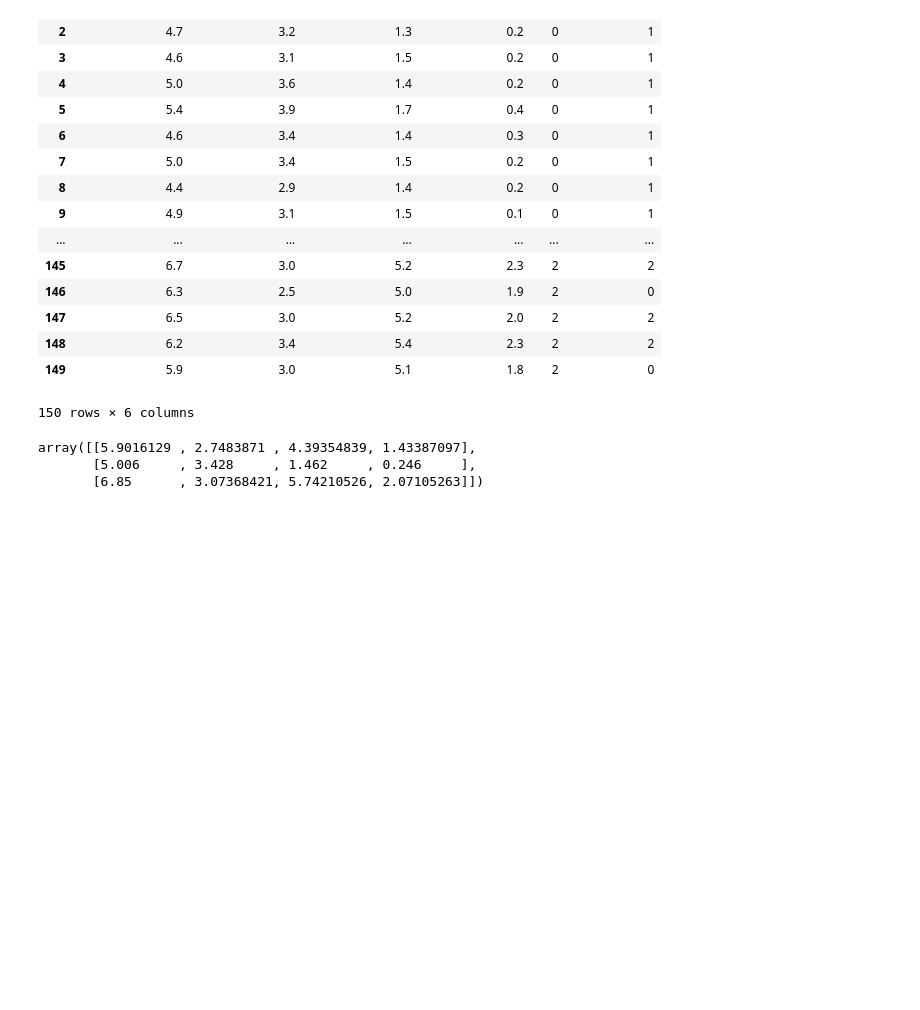
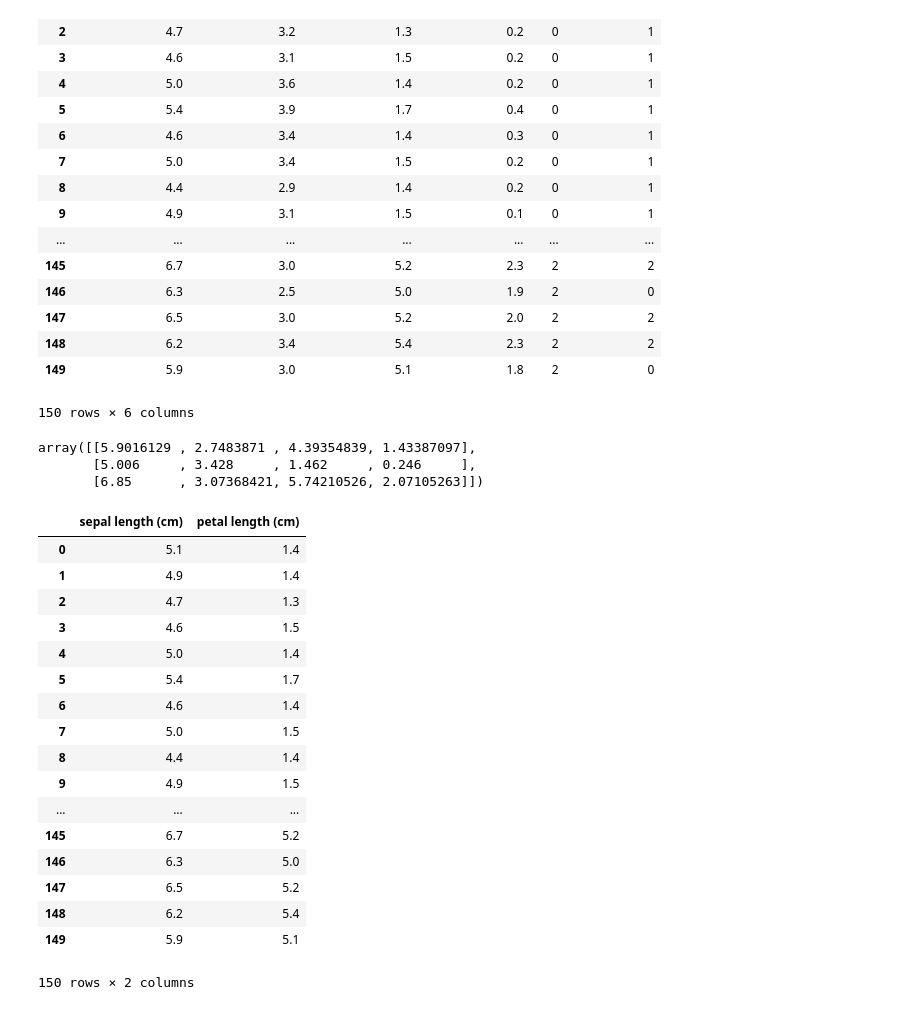
Before and after one commit to grand-coder/ML520, a Jupyter notebook: cluster.ipynb, the cells around one changed output. Saved outputs shown, nothing was run; the diff lists cells and outputs as text; code cells hidden in the pictures; blank space fills up the shorter version.

```diff
--- a/cluster.ipynb
+++ b/cluster.ipynb
@@ -63,3 +63,25 @@ clu.cluster_centers_
 array([[5.9016129 , 2.7483871 , 4.39354839, 1.43387097],
        [5.006     , 3.428     , 1.462     , 0.246     ],
        [6.85      , 3.07368421, 5.74210526, 2.07105263]])
+# %%
+# 為了畫圖, 我重新分群一次(只用兩個特徵)
+df[ ["sepal length (cm)", "petal length (cm)"] ]
+# %% [output]
+|  | sepal length (cm) | petal length (cm) |
+| 0 | 5.1 | 1.4 |
+| 1 | 4.9 | 1.4 |
+| 2 | 4.7 | 1.3 |
+| 3 | 4.6 | 1.5 |
+| 4 | 5.0 | 1.4 |
+| 5 | 5.4 | 1.7 |
+| 6 | 4.6 | 1.4 |
+| 7 | 5.0 | 1.5 |
+| 8 | 4.4 | 1.4 |
+| 9 | 4.9 | 1.5 |
+| ... | ... | ... |
+| 145 | 6.7 | 5.2 |
+| 146 | 6.3 | 5.0 |
+| 147 | 6.5 | 5.2 |
+| 148 | 6.2 | 5.4 |
+| 149 | 5.9 | 5.1 |
+150 rows × 2 columns
```
